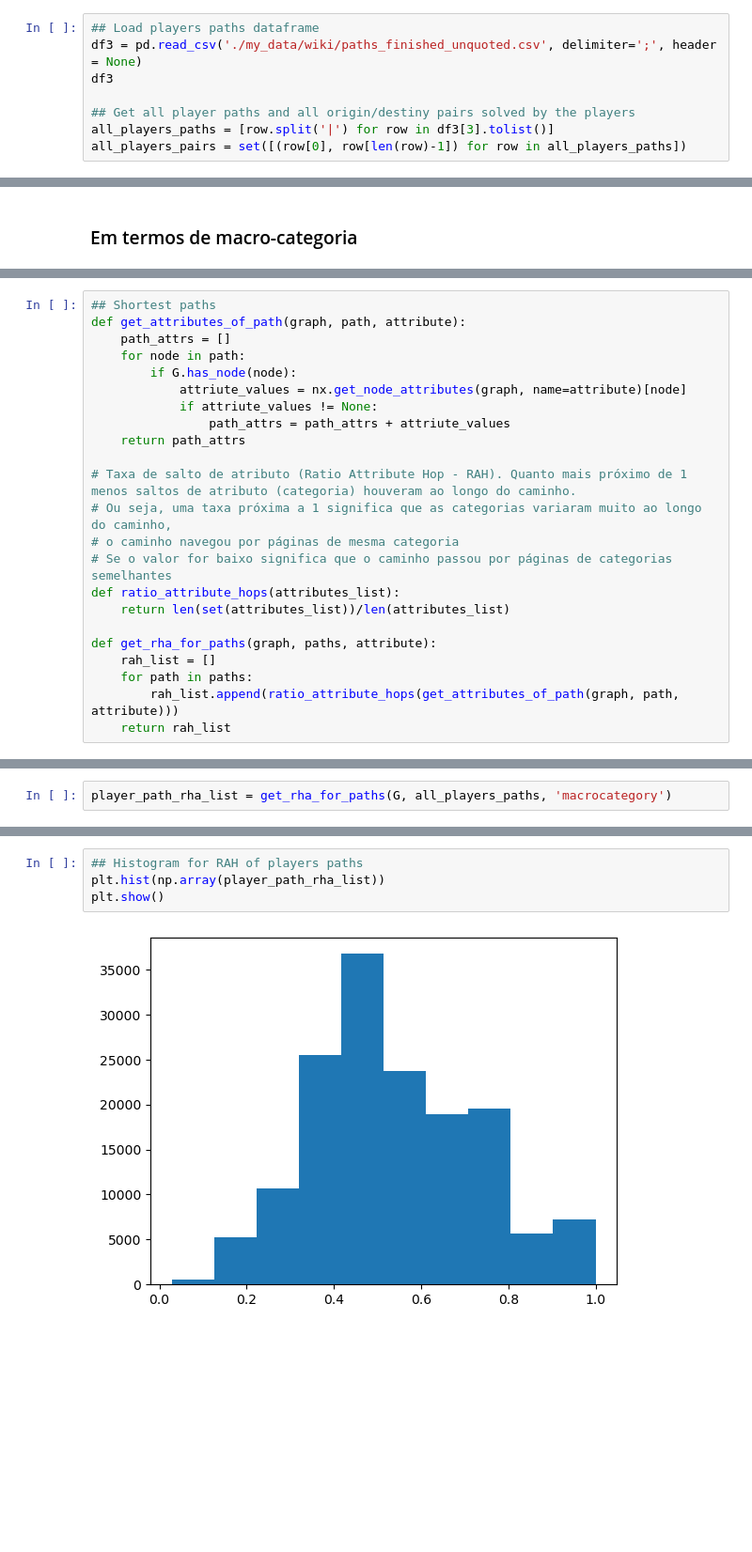
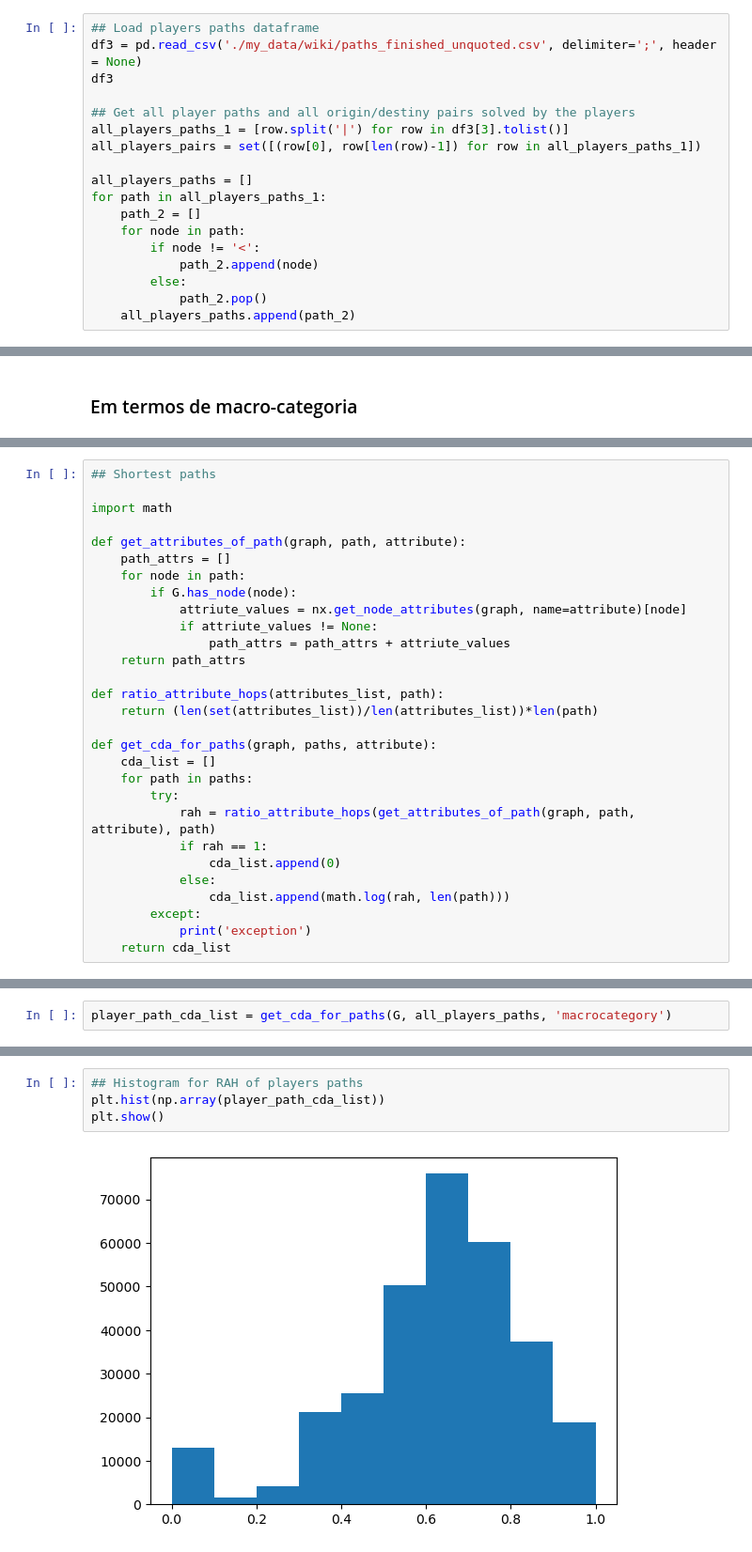
Before and after one commit to igorgonribs/curso-redes-luis, a Jupyter notebook: final_project/Final_work_test_wiki.ipynb, the cells around one changed output, grey strips where cells are left out. Shown at 94% size. Cells and saved outputs as stored; diff of their text form; blank space fills up the shorter version.

```diff
--- a/final_project/Final_work_test_wiki.ipynb
+++ b/final_project/Final_work_test_wiki.ipynb
@@ -378,8 +307,18 @@ df3 = pd.read_csv('./my_data/wiki/paths_finished_unquoted.csv', delimiter=';', h
 df3
 
 ## Get all player paths and all origin/destiny pairs solved by the players
-all_players_paths = [row.split('|') for row in df3[3].tolist()]
-all_players_pairs = set([(row[0], row[len(row)-1]) for row in all_players_paths])
+all_players_paths_1 = [row.split('|') for row in df3[3].tolist()]
+all_players_pairs = set([(row[0], row[len(row)-1]) for row in all_players_paths_1])
+
+all_players_paths = []
+for path in all_players_paths_1:
+    path_2 = []
+    for node in path:
+        if node != '<':
+            path_2.append(node)
+        else:
+            path_2.pop()
+    all_players_paths.append(path_2)
 # %%
 ## Get all shortest paths for the origin/destiny pairs solved by the players
 all_shortest_paths_tested = []
@@ -439,5 +406,8 @@ Moda do tamanho dos caminhos dos jogadores: 5
 # %%
 ## Shortest paths
+
+import math
+
 def get_attributes_of_path(graph, path, attribute):
     path_attrs = []
     for node in path:
@@ -447,16 +417,19 @@ def get_attributes_of_path(graph, path, attribute):
                 path_attrs = path_attrs + attriute_values
     return path_attrs
 
-# Taxa de salto de atributo (Ratio Attribute Hop - RAH). Quanto mais próximo de 1 menos saltos de atributo (categoria) houveram ao longo do caminho.
-# Ou seja, uma taxa próxima a 1 significa que as categorias variaram muito ao longo do caminho,
-# o caminho navegou por páginas de mesma categoria
-# Se o valor for baixo significa que o caminho passou por páginas de categorias semelhantes
-def ratio_attribute_hops(attributes_list):
-    return len(set(attributes_list))/len(attributes_list)
+def ratio_attribute_hops(attributes_list, path):
+    return (len(set(attributes_list))/len(attributes_list))*len(path)
 
-def get_rha_for_paths(graph, paths, attribute):
-    rah_list = []
+def get_cda_for_paths(graph, paths, attribute):
+    cda_list = []
     for path in paths:
-        rah_list.append(ratio_attribute_hops(get_attributes_of_path(graph, path, attribute)))
-    return rah_list
+        try:
+            rah = ratio_attribute_hops(get_attributes_of_path(graph, path, attribute), path)
+            if rah == 1:
+                cda_list.append(0)
+            else:
+                cda_list.append(math.log(rah, len(path)))
+        except:
+            print('exception')
+    return cda_list
 # %%
@@ -464,3 +437,3 @@ shortest_path_rha_list = get_rha_for_paths(G, all_shortest_paths_tested, 'macroc
 # %%
-player_path_rha_list = get_rha_for_paths(G, all_players_paths, 'macrocategory')
+player_path_cda_list = get_cda_for_paths(G, all_players_paths, 'macrocategory')
 # %%
@@ -478,6 +451,6 @@ plt.show()
 # %%
 ## Histogram for RAH of players paths
-plt.hist(np.array(player_path_rha_list))
+plt.hist(np.array(player_path_cda_list))
 plt.show()
 # %% [output]
-[figure, old version]
+[figure, new version]
```
Also changed, not shown: parts of 26 cells of this notebook, 3 other files.
